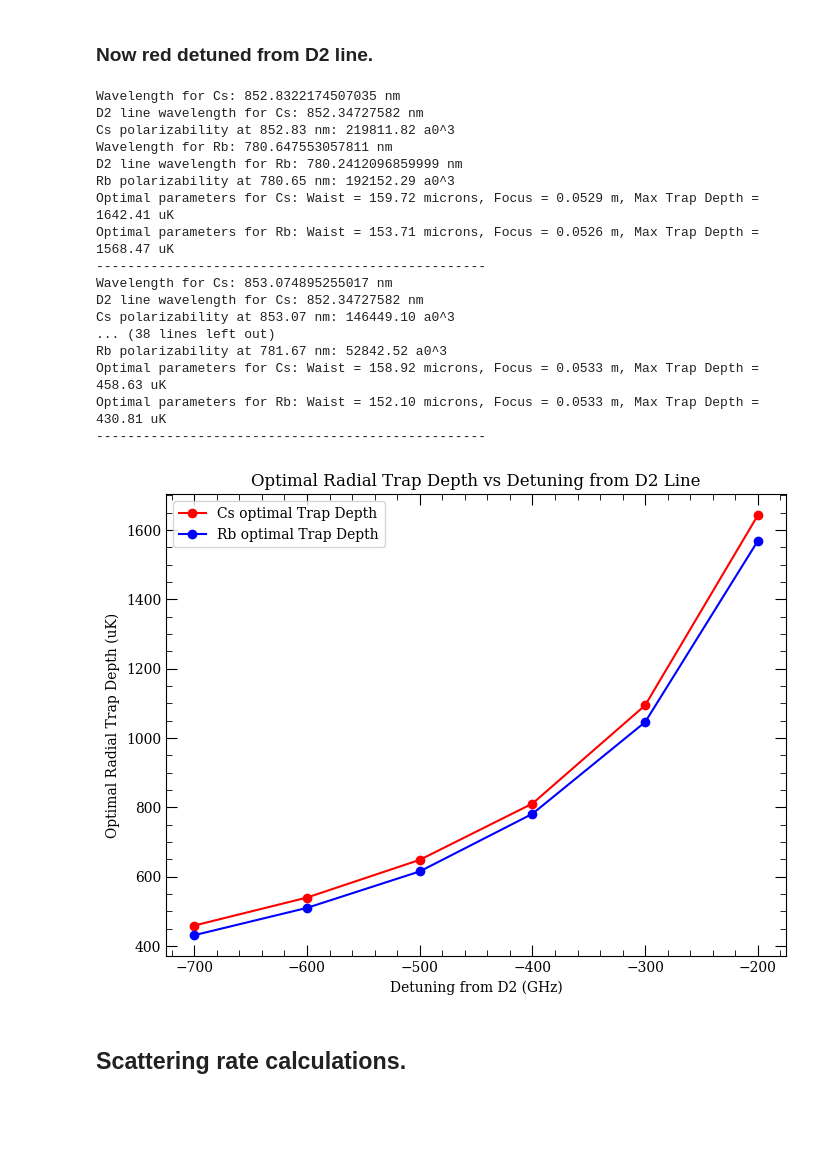
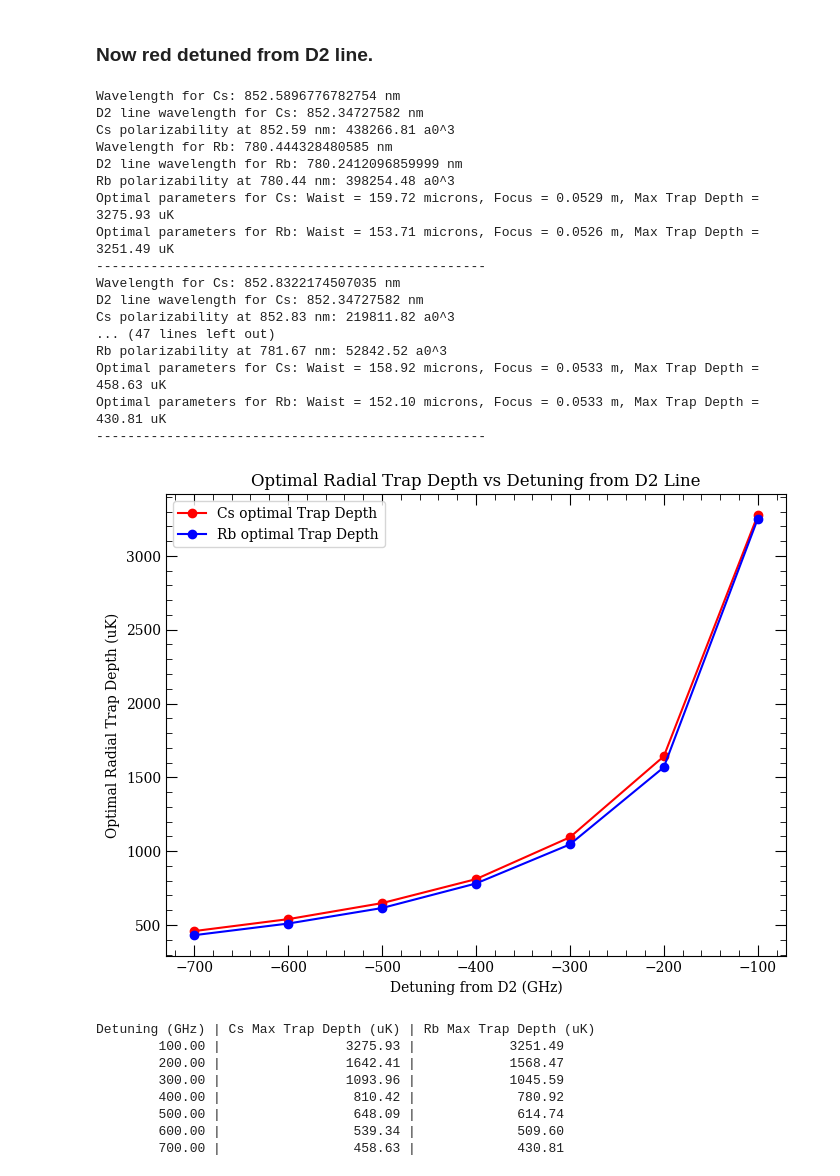
Before and after one commit to Lopez-Santi/RbCs-simulations, a Jupyter notebook: lattice transport/nearDetunedLatticeTransport.ipynb, the cells around one changed output. Saved outputs shown, nothing was run; the diff lists cells and outputs as text; code cells hidden in the pictures; blank space fills up the shorter version.

```diff
--- a/lattice transport/nearDetunedLatticeTransport.ipynb
+++ b/lattice transport/nearDetunedLatticeTransport.ipynb
@@ -330,7 +330,7 @@ Optimal parameters for Rb: Waist = 155.31 microns, Focus = 0.0526 m, Max Trap De
 ### First red detuned from D1 line
 # %%
 # perform the same optimization as above but now sweep over the detuning from D1 line as well
-detunings = np.linspace(200, 700, 6)  # detunings from D1 line in GHz
+detunings = np.linspace(100, 700, 7)  # detunings from D1 line in GHz
 rb_data_array = []
 cs_data_array = []
 rb_wavelengths = []
@@ -447,4 +447,9 @@ plt.ylabel('Optimal Radial Trap Depth (uK)')
 plt.title('Optimal Radial Trap Depth vs Detuning from D1 Line')
 plt.legend()
 plt.show()
+
+# print a table of traph depths vs detuning
+print("Detuning (GHz) | Cs Max Trap Depth (uK) | Rb Max Trap Depth (uK)")
+for i in range(len(detunings)):
+    print(f"{detunings[i]:14.2f} | {max_trap_depths_Cs[i]:22.2f} | {max_trap_depths_Rb[i]:18.2f}")
 # %% [output]
@@ -470,7 +483,7 @@ Optimal parameters for Rb: Waist = 155.31 microns, Focus = 0.0526 m, Max Trap De
 ### Now red detuned from D2 line.
 # %%
 # perform the same optimization as above but now sweep over the detuning from D2 line as well
-detunings = np.linspace(200, 700, 6)  # detunings from D2 line in GHz
+detunings = np.linspace(100, 700, 7)  # detunings from D2 line in GHz
 rb_data_array = []
 cs_data_array = []
 rb_wavelengths = []
@@ -568,43 +581,54 @@ for freq in detunings:
     optimal_focuses_Cs.append(focus_array[opt_params_Cs[1]])
 
     optimal_waists_Rb.append(waist_array[opt_params_Rb[0]])
     optimal_focuses_Rb.append(focus_array[opt_params_Rb[1]])
     print("--------------------------------------------------")
 
 # convert to numpy arrays
 rb_data_array = np.array(rb_data_array)
 cs_data_array = np.array(cs_data_array)
 
 # plot the maximum trap depth as a function of transport distance
 max_trap_depths_Cs = [np.max(data) for data in cs_data_array]
 max_trap_depths_Rb = [np.max(data) for data in rb_data_array]
 
 plt.figure(figsize=(8, 6))
 plt.plot(-1*detunings, max_trap_depths_Cs, 'r-o', label='Cs optimal Trap Depth')
 plt.plot(-1*detunings, max_trap_depths_Rb, 'b-o', label='Rb optimal Trap Depth')
 plt.xlabel('Detuning from D2 (GHz)')
 plt.ylabel('Optimal Radial Trap Depth (uK)')
 plt.title('Optimal Radial Trap Depth vs Detuning from D2 Line')
 plt.legend()
 plt.show()
+
+# print a table of traph depths vs detuning
+print("Detuning (GHz) | Cs Max Trap Depth (uK) | Rb Max Trap Depth (uK)")
+for i in range(len(detunings)):
+    print(f"{detunings[i]:14.2f} | {max_trap_depths_Cs[i]:22.2f} | {max_trap_depths_Rb[i]:18.2f}")
 # %% [output]
+Wavelength for Cs: 852.5896776782754 nm
+D2 line wavelength for Cs: 852.34727582 nm
+Cs polarizability at 852.59 nm: 438266.81 a0^3
+Wavelength for Rb: 780.444328480585 nm
+D2 line wavelength for Rb: 780.2412096859999 nm
+Rb polarizability at 780.44 nm: 398254.48 a0^3
+Optimal parameters for Cs: Waist = 159.72 microns, Focus = 0.0529 m, Max Trap Depth = 3275.93 uK
+Optimal parameters for Rb: Waist = 153.71 microns, Focus = 0.0526 m, Max Trap Depth = 3251.49 uK
+--------------------------------------------------
 Wavelength for Cs: 852.8322174507035 nm
 D2 line wavelength for Cs: 852.34727582 nm
 Cs polarizability at 852.83 nm: 219811.82 a0^3
-Wavelength for Rb: 780.647553057811 nm
-D2 line wavelength for Rb: 780.2412096859999 nm
-Rb polarizability at 780.65 nm: 192152.29 a0^3
-Optimal parameters for Cs: Waist = 159.72 microns, Focus = 0.0529 m, Max Trap Depth = 1642.41 uK
-Optimal parameters for Rb: Waist = 153.71 microns, Focus = 0.0526 m, Max Trap Depth = 1568.47 uK
---------------------------------------------------
-Wavelength for Cs: 853.074895255017 nm
-D2 line wavelength for Cs: 852.34727582 nm
-Cs polarizability at 853.07 nm: 146449.10 a0^3
-... (38 lines left out)
+... (47 lines left out)
 Rb polarizability at 781.67 nm: 52842.52 a0^3
 Optimal parameters for Cs: Waist = 158.92 microns, Focus = 0.0533 m, Max Trap Depth = 458.63 uK
 Optimal parameters for Rb: Waist = 152.10 microns, Focus = 0.0533 m, Max Trap Depth = 430.81 uK
 --------------------------------------------------
-[figure, old version]
+[figure, new version]
+Detuning (GHz) | Cs Max Trap Depth (uK) | Rb Max Trap Depth (uK)
+        100.00 |                3275.93 |            3251.49
+        200.00 |                1642.41 |            1568.47
+        300.00 |                1093.96 |            1045.59
+        400.00 |                 810.42 |             780.92
+        500.00 |                 648.09 |             614.74
+        600.00 |                 539.34 |             509.60
+        700.00 |                 458.63 |             430.81
-# %% [markdown]
-## Scattering rate calculations.
```
Also changed, not shown: parts of 2 cells of this notebook, 2 other files.
